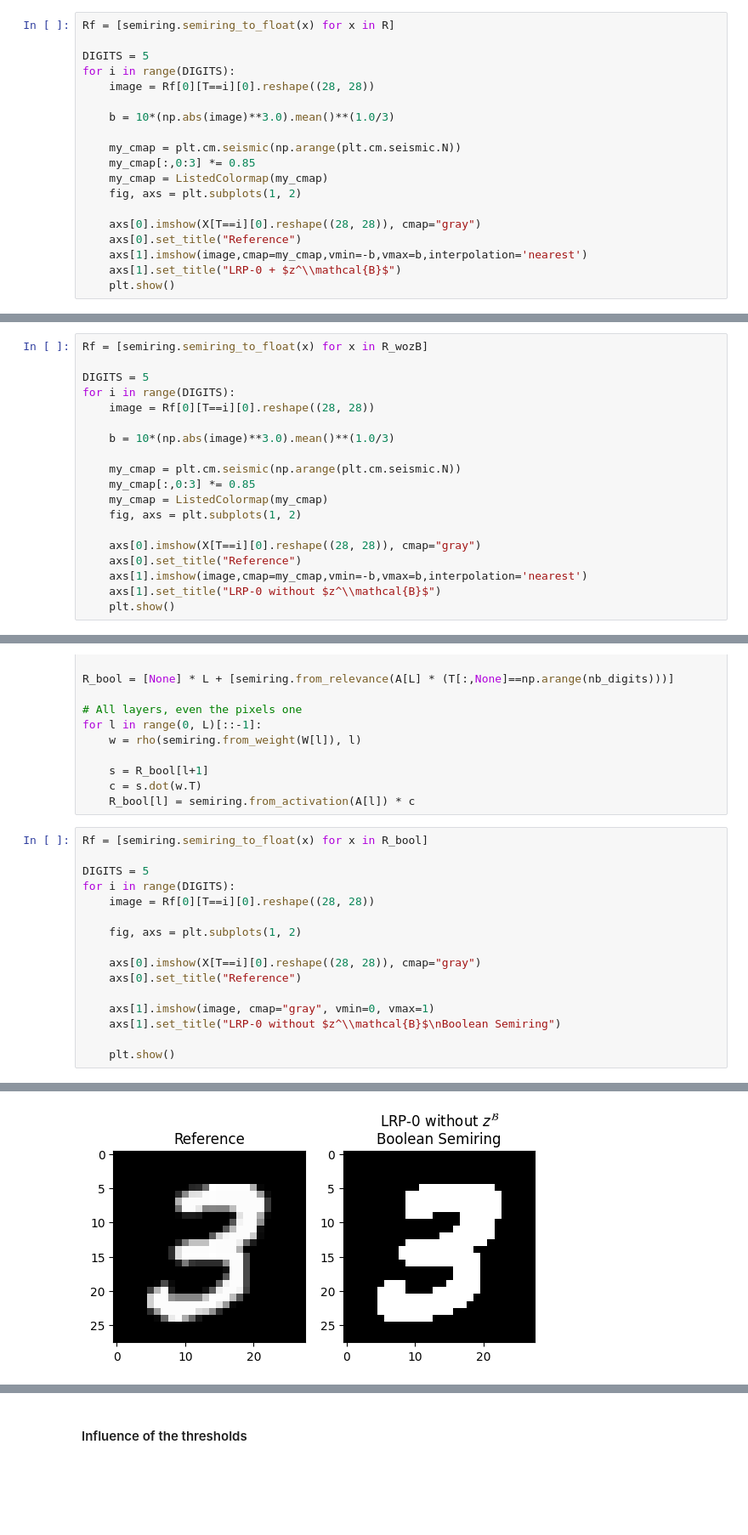
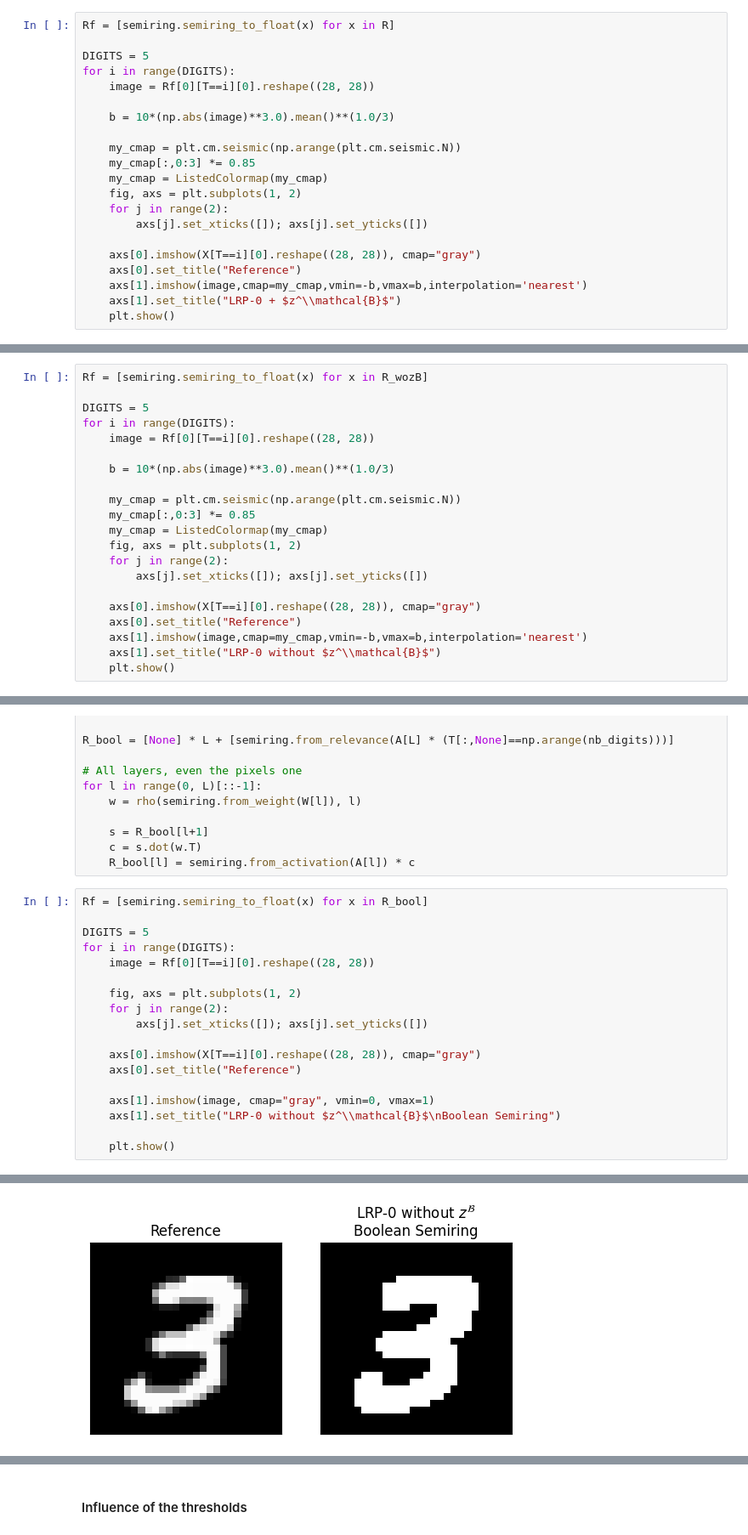
Before and after one commit to Red-Rapious/Semiring-LRP, a Jupyter notebook: code/mnist-abstract-semiring.ipynb, the cells around one changed output, grey strips where cells are left out. Shown at 85% size. Drawn from its saved outputs; the diff is of its cells as text; blank space fills up the shorter version.

```diff
--- a/code/mnist-abstract-semiring.ipynb
+++ b/code/mnist-abstract-semiring.ipynb
@@ -222,6 +224,8 @@ for i in range(DIGITS):
     my_cmap[:,0:3] *= 0.85
     my_cmap = ListedColormap(my_cmap)
     fig, axs = plt.subplots(1, 2)
+    for j in range(2):
+        axs[j].set_xticks([]); axs[j].set_yticks([])
 
     axs[0].imshow(X[T==i][0].reshape((28, 28)), cmap="gray")
     axs[0].set_title("Reference")
@@ -262,6 +266,8 @@ for i in range(DIGITS):
     my_cmap[:,0:3] *= 0.85
     my_cmap = ListedColormap(my_cmap)
     fig, axs = plt.subplots(1, 2)
+    for j in range(2):
+        axs[j].set_xticks([]); axs[j].set_yticks([])
 
     axs[0].imshow(X[T==i][0].reshape((28, 28)), cmap="gray")
     axs[0].set_title("Reference")
@@ -314,6 +320,8 @@ for i in range(DIGITS):
     image = Rf[0][T==i][0].reshape((28, 28))
 
     fig, axs = plt.subplots(1, 2)
+    for j in range(2):
+        axs[j].set_xticks([]); axs[j].set_yticks([])
 
     axs[0].imshow(X[T==i][0].reshape((28, 28)), cmap="gray")
     axs[0].set_title("Reference")
@@ -329 +337 @@ for i in range(DIGITS):
-[figure, old version]
+[figure, new version]
```
Also changed, not shown: parts of 13 cells of this notebook.
